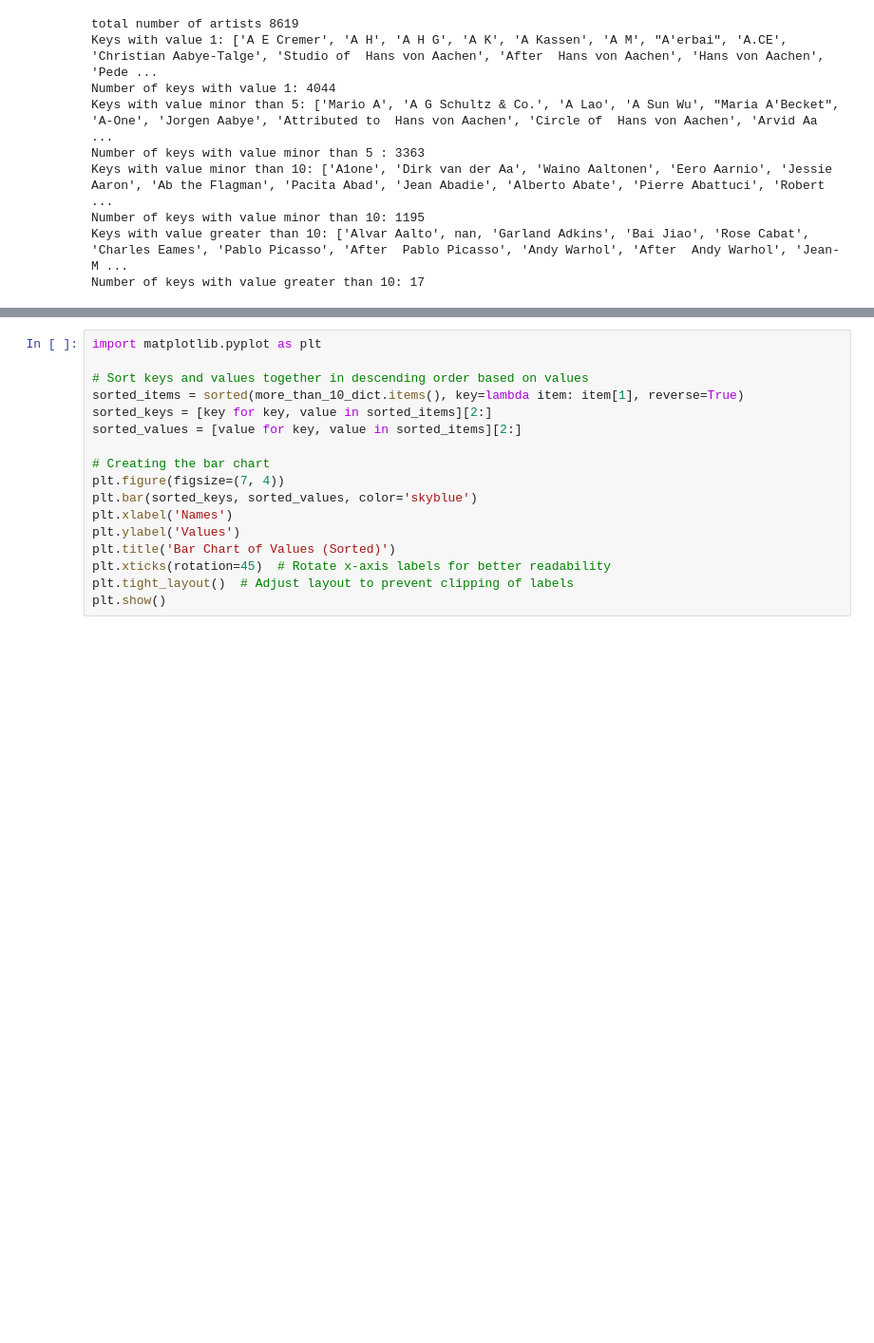
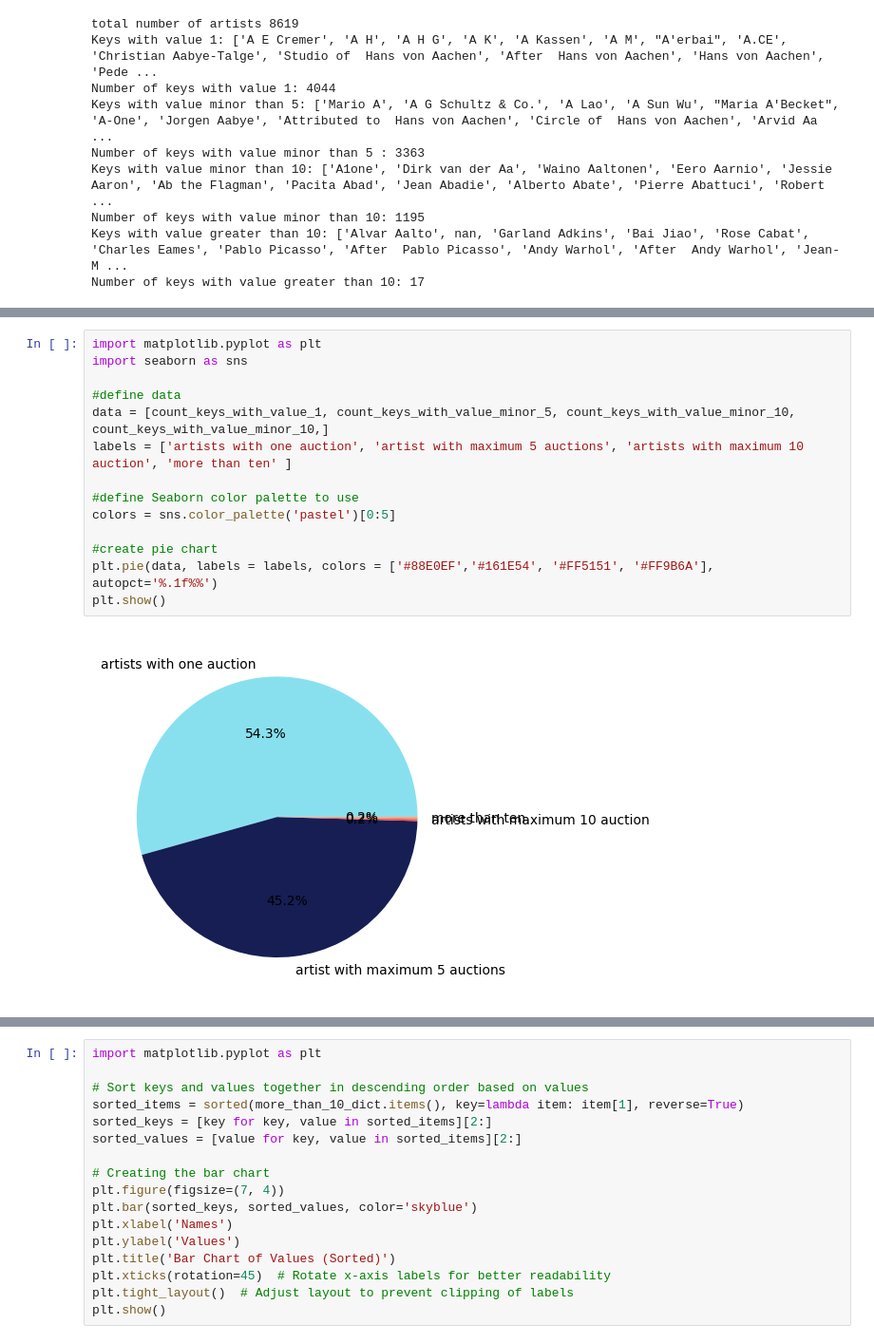
Before and after one commit to giorgiacrosilla/reputationera, a Jupyter notebook: scripts/data_analysis_and_cleaning/viz/auction_data_danieles_version.ipynb, the cells around one changed output, grey strips where cells are left out. Shown at 95% size. Drawn from its saved outputs; the diff is of its cells as text; blank space fills up the shorter version.

```diff
--- a/scripts/data_analysis and cleaning/viz/auction_data_danieles_version.ipynb
+++ b/scripts/data_analysis_and_cleaning/viz/auction_data_danieles_version.ipynb
@@ -210,3 +204,19 @@ NameError: name 'count_keys_with_value_1' is not defined
+# %%
+import matplotlib.pyplot as plt
+import seaborn as sns
+
+#define data
+data = [count_keys_with_value_1, count_keys_with_value_minor_5, count_keys_with_value_minor_10, count_keys_with_value_minor_10,]
+labels = ['artists with one auction', 'artist with maximum 5 auctions', 'artists with maximum 10 auction', 'more than ten' ]
+
+#define Seaborn color palette to use
+colors = sns.color_palette('pastel')[0:5]
+
+#create pie chart
+plt.pie(data, labels = labels, colors = ['#88E0EF','#161E54', '#FF5151', '#FF9B6A'], autopct='%.1f%%')
+plt.show()
+# %% [output]
+[figure, added]
 # %%
 import matplotlib.pyplot as plt
 
```
Also changed, not shown: parts of 4 cells of this notebook, 14 other files.
